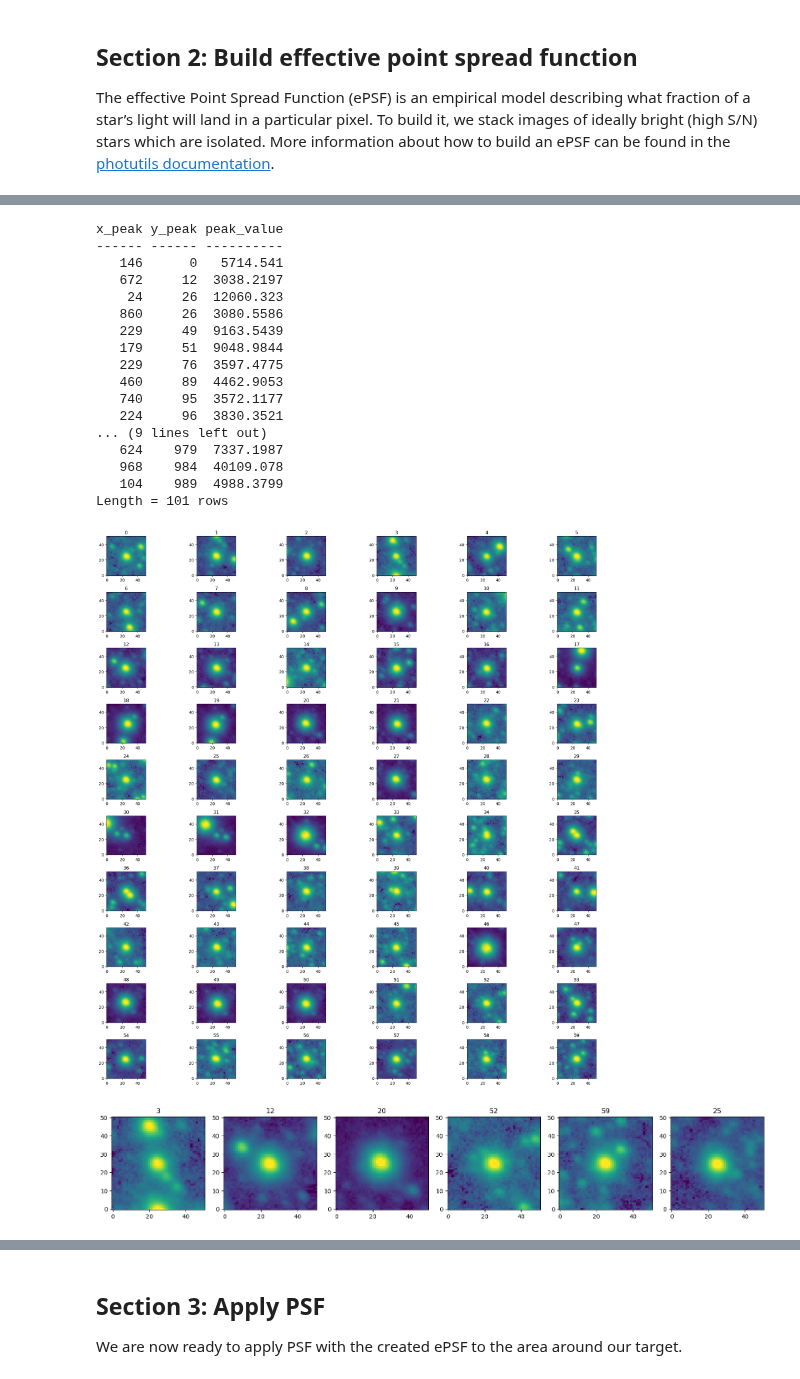
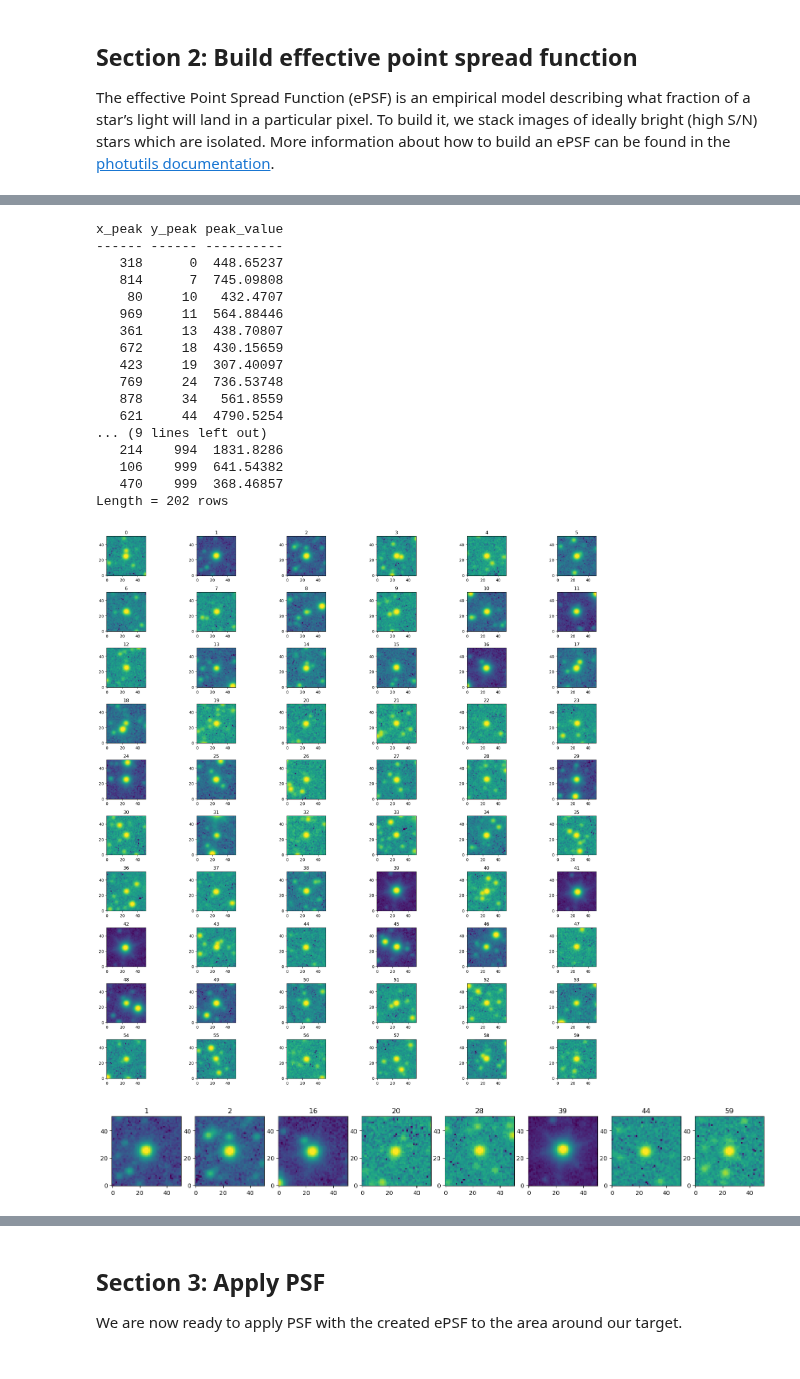
Before and after one commit to reitsmairis/xrbs, a Jupyter notebook: psf.ipynb, the cells around one changed output, grey strips where cells are left out. Saved outputs shown, nothing was run; the diff lists cells and outputs as text; code cells hidden in the pictures.

```diff
--- a/psf.ipynb
+++ b/psf.ipynb
@@ -68,13 +68,13 @@ PARAMETERS:
 """
 
 # Parameters
-coords = "17 18 24.144 -40 29 33.04"
-radius = 0.6
-source = "RXS_J171824.2-402934"
-obs = "0271"
-band = 'J'
+coords = "18 39 57.557 5 2 9.5"
+radius = 0.14
+source = "Ser_X-1"
+obs = "1185"
+band = 'Ks'
 FSRED_dir = "E:/Scriptie/"
-file_name = "2013-06-17_J_RXS_J171824.2-402934_0271_c1-4_56460_30697.mos.fits.cat"
+file_name = "2018-06-19_Ks_Ser_X-1_1185_c1-4_58288_31896.mos.fits.cat"
 #%matplotlib notebook
 
 
@@ -124,7 +124,7 @@ Cutout the brightest stars (> treshold) in the image above
 and show a subset of the selected stars.
 '''
 
-threshold = 3000 # threshold value for selecting stars
+threshold = 300 # threshold value for selecting stars
 
 # Identify stars
 data = hdulist_cut.data
@@ -163,49 +163,49 @@ fig.tight_layout()
 # %% [output]
 x_peak y_peak peak_value
 ------ ------ ----------
-   146      0   5714.541
-   672     12  3038.2197
-    24     26  12060.323
-   860     26  3080.5586
-   229     49  9163.5439
-   179     51  9048.9844
-   229     76  3597.4775
-   460     89  4462.9053
-   740     95  3572.1177
-   224     96  3830.3521
+   318      0  448.65237
+   814      7  745.09808
+    80     10   432.4707
+   969     11  564.88446
+   361     13  438.70807
+   672     18  430.15659
+   423     19  307.40097
+   769     24  736.53748
+   878     34   561.8559
+   621     44  4790.5254
 ... (9 lines left out)
-   624    979  7337.1987
-   968    984  40109.078
-   104    989  4988.3799
-Length = 101 rows
+   214    994  1831.8286
+   106    999  641.54382
+   470    999  368.46857
+Length = 202 rows
-[figure, old version]
+[figure, new version]
 # %%
 """
 Select sample of good stars.
 
 The stars that we selected are already bright,
 but we need to select stars that are isolated and
 where no artifacts are present in the images.
 We make the selection by inspecting the images above
 manually and adding the cutout indices in the list below.
 """
 
 # Select stars
-good_images = [3, 12, 20, 52, 59, 25]
+good_images = [1, 2, 16, 20, 28, 39, 44, 59]
 good_table = stars_tbl[good_images]
 good_stars = extract_stars(nddata, good_table, size=size)
 
 # Display selection of stars
 nrows = 1
 ncols = len(good_images)
 fig, ax = plt.subplots(nrows=nrows, ncols=ncols, figsize=(20, 20), squeeze=True)
 ax = ax.ravel()
 for i in range(nrows * ncols):
     norm = simple_norm(good_stars[i], 'log', percent=99.)
     ax[i].imshow(good_stars[i], norm=norm, origin='lower', cmap='viridis')
     ax[i].set_title(good_images[i])
 # %% [output]
-[figure, old version]
+[figure, new version]
 # %%
 """
 Build ePSF from selected stars.
```
Also changed, not shown: parts of 8 cells of this notebook, 26 other files.
